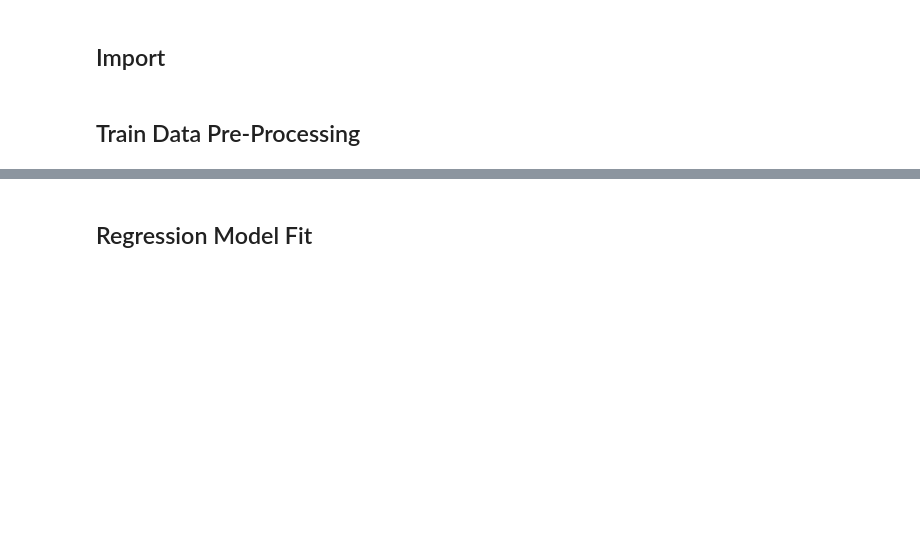
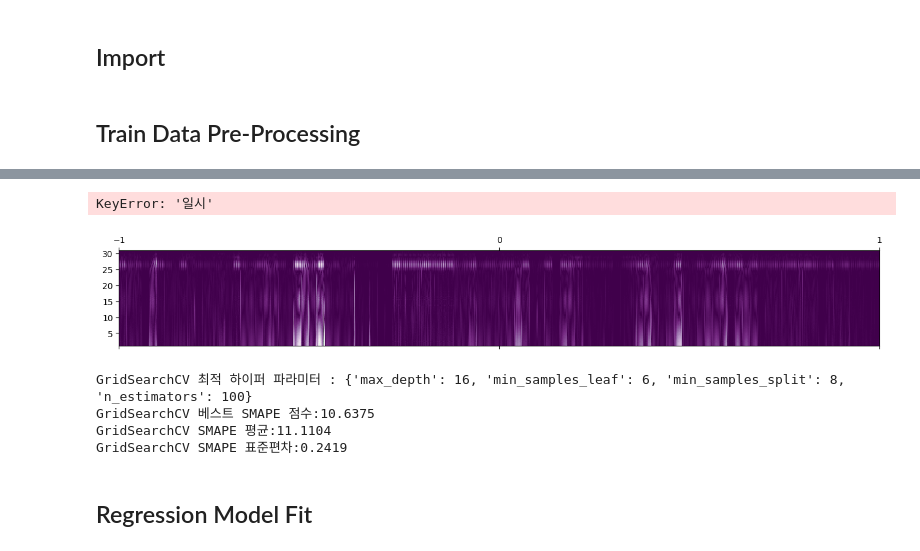
Before and after one commit to wooseungw/power_consumption_comp, a Jupyter notebook: DA_and_TreeRegressor_wsw.ipynb, the cells around one changed output, grey strips where cells are left out. Drawn from its saved outputs; the diff is of its cells as text; code cells hidden in the pictures; blank space fills up the shorter version.

```diff
--- a/DA_and_TreeRegressor_wsw.ipynb
+++ b/DA_and_TreeRegressor_wsw.ipynb
@@ -52,3 +162,65 @@ def preprocessing(df):
+# %%
+
+
+
+
+
+def one_hot_encoding(df):
+
+    items = df['건물유형']
+
+    # 2차원 ndarray로 변환합니다.
+    items = np.array(items).reshape(-1, 1)
+    # 원-핫 인코딩을 적용합니다.
+    oh_encoder = OneHotEncoder()
+    oh_encoder.fit(items)
+    oh_labels = oh_encoder.transform(items)
+
+    # OneHotEncoder로 변환한 결과는 희소행렬이므로 toarray()를 이용해 밀집 행렬로 변환.
+    oh_labels = oh_labels.toarray()
+    print('원-핫 인코딩 데이터 차원')
+    print(oh_labels.shape)
+    print(oh_labels.dtype)
+
+    oh_labels = pd.DataFrame(oh_labels)
+    oh_labels.astype('Int64')
+    df = pd.concat([df, oh_labels],axis=1)
+
+
+    df = df.drop(columns=['건물유형'])
+    df.columns = df.columns.astype(str)
+
+    return df
+
+
+merged_df = preprocessing(merged_df)
+merged_df = one_hot_encoding(merged_df)
+merged_test_df = preprocessing(merged_test_df)
+merged_test_df = one_hot_encoding(merged_test_df)
+# %% [output]
+KeyError: '일시'
+# %%
+import numpy as np
+import pywt
+import matplotlib.pyplot as plt
+
+# 전력 사용량 데이터를 numpy 배열로 변환
+# 이 예제에서는 임의의 데이터를 사용합니다.
+power_usage = merged_df['전력소비량(kWh)'].to_numpy(dtype="float64")
+
+
+# Morlet 웨이블릿 객체 생성
+wavelet = pywt.ContinuousWavelet('morl')
+
+# 연속 웨이블릿 변환 수행
+scales = np.arange(1, 128)
+[cfs, frequencies] = pywt.cwt(power_usage, scales, wavelet, 1.0)
+
+# 변환 결과 시각화
+plt.matshow(np.abs(cfs), aspect='auto', cmap='PRGn', extent=[-1, 1, 1, 31])
+plt.show()
+# %% [output]
+[figure, added]
 # %%
 # 병합된 데이터프레임의 상관계수 계산
 # 데이터프레임 생성
@@ -107,7 +288,7 @@ from sklearn.model_selection import train_test_split
 from sklearn.model_selection import GridSearchCV
 import os
 
-def best_parameter(df,label_name=label_list[0]):
+def best_parameter(df,level=0):
 
     os.environ['JOBLIB_TEMP_FOLDER'] = '/tmp'
 
@@ -115,14 +296,14 @@ def best_parameter(df,label_name=label_list[0]):
     parameters = {'max_depth':[8,16,25],'n_estimators':[100,200,400],
              'min_samples_split':[2,8,16], 'min_samples_leaf':[1,4,6,12]}
 
-    train_x,train_y = make_labels(df, label_name, True)
+    train_x,train_y = make_labels(df, level, True)
     smape_score = make_scorer(SMAPE, greater_is_better=False)
 
     grid_dclf = GridSearchCV(Model(parameters), param_grid=parameters,scoring=smape_score,n_jobs=-1, cv=5)
     grid_dclf.fit(train_x, train_y)
 
     mean_scores = np.mean(grid_dclf.cv_results_['mean_test_score'])
-    std_scores = np.mean(grid_dclf.cv_results_['mean_test_score'])
+    std_scores = np.std(grid_dclf.cv_results_['mean_test_score'])
 
     print('GridSearchCV 최적 하이퍼 파라미터 :',grid_dclf.best_params_)
     print("GridSearchCV 베스트 SMAPE 점수:%0.4f" %((-1)*grid_dclf.best_score_))
@@ -131,8 +312,14 @@ def best_parameter(df,label_name=label_list[0]):
 
     return grid_dclf.best_params_
 
-merged_df = preprocessing(train_df)
-bp = best_parameter(merged_df, label_name = label_list[0])
+
+
+bp1 = best_parameter(merged_df, level = 1)
+# %% [output]
+GridSearchCV 최적 하이퍼 파라미터 : {'max_depth': 16, 'min_samples_leaf': 6, 'min_samples_split': 8, 'n_estimators': 100}
+GridSearchCV 베스트 SMAPE 점수:10.6375
+GridSearchCV SMAPE 평균:11.1104
+GridSearchCV SMAPE 표준편차:0.2419
 # %% [markdown]
 ## Regression Model Fit
 # %%
```
Also changed, not shown: parts of 10 cells of this notebook, 1 other file.
